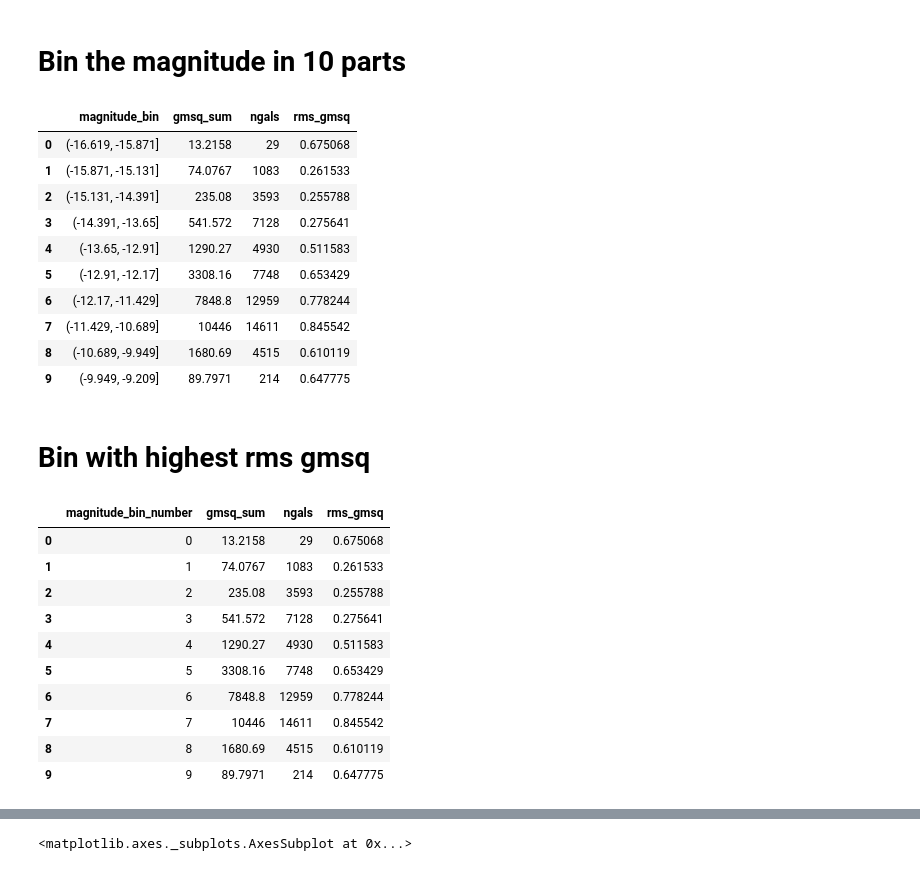
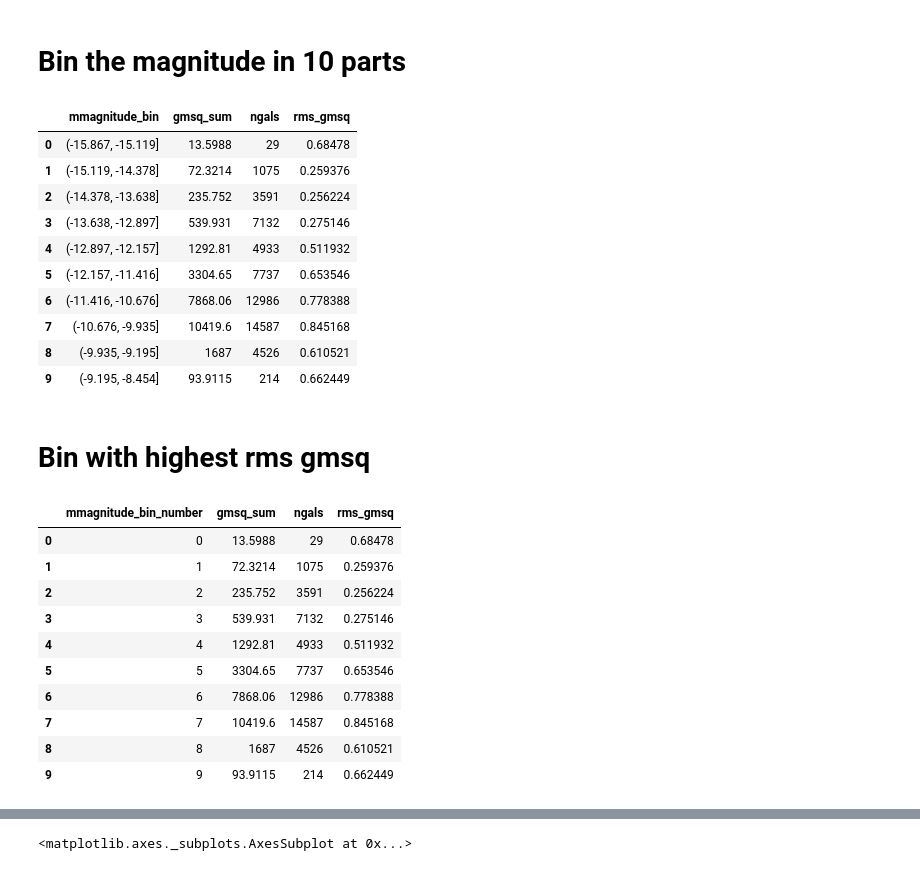
Before and after one commit to bpRsh/2019_shear_analysis_after_dmstack, a Jupyter notebook: Nov_2019/Nov21/a02_create_rms_gmsq_bins.ipynb, the cells around one changed output, grey strips where cells are left out. Saved outputs shown, nothing was run; the diff lists cells and outputs as text; code cells hidden in the pictures.

```diff
--- a/Nov_2019/Nov21/a02_create_rms_gmsq_bins.ipynb
+++ b/Nov_2019/Nov21/a02_create_rms_gmsq_bins.ipynb
@@ -113,0 +101,21 @@ df.head()
+# %%
+# flux and magnitude total
+df['flux'] = df['flux[0][0]'] + df['flux[1][0]'] + df['flux[2][0]'] + df['flux[3][0]']
+df['magnitude'] = -2.5 * np.log10(df['flux'].to_numpy())
+
+# flux and mag mono
+df['mflux'] = df['flux[0][0]'] + df['flux[1][0]']
+df['mmagnitude'] = -2.5 * np.log10(df['mflux'].to_numpy())
+
+# flux and mag chro
+df['cflux'] = df['flux[2][0]'] + df['flux[3][0]']
+df['cmagnitude'] = -2.5 * np.log10(df['cflux'].to_numpy())
+
+# radius total
+df['radius'] = np.mean(df['radius[0][0]']  + df['radius[1][0]']
+                       + df['radius[2][0]'] + df['radius[3][0]'])
+
+df['mradius'] = np.mean(df['radius[0][0]'] + df['radius[1][0]'] )
+df['cradius'] = np.mean( df['radius[2][0]'] + df['radius[3][0]'])
+
+df.head()
@@ -114,6 +129,6 @@ df.head()
 # %%
-df['magnitude_bin'] = pd.cut(df['magnitude'],10)
-df['magnitude_bin_number'] = pd.cut(df['magnitude'],10,labels=range(10))
+df['mmagnitude_bin'] = pd.cut(df['mmagnitude'],10)
+df['mmagnitude_bin_number'] = pd.cut(df['mmagnitude'],10,labels=range(10))
 df.head()
 # %% [output]
 |  | fN[0][0] | fN[1][0] | fN[2][0] | fN[3][0] | id[0][0] | id[1][0] | id[2][0] | id[3][0] | x[0] | x[1] | ... |
@@ -125,45 +140,45 @@ df.head()
 # %% [markdown]
 # Bin the magnitude in 10 parts
 # %%
-df_bins = df.groupby('magnitude_bin').agg({'gmsq': ['sum', 'size'] }).reset_index()
+df_bins = df.groupby('mmagnitude_bin').agg({'gmsq': ['sum', 'size'] }).reset_index()
 
-df_bins.columns = ['magnitude_bin', 'gmsq_sum', 'ngals']
+df_bins.columns = ['mmagnitude_bin', 'gmsq_sum', 'ngals']
 
 
 df_bins['rms_gmsq'] = (df_bins['gmsq_sum'] / df_bins['ngals'] ) **0.5
 df_bins.style.background_gradient(subset=['rms_gmsq'])
 # %% [output]
-|  | magnitude_bin | gmsq_sum | ngals | rms_gmsq |
-| 0 | (-16.619, -15.871] | 13.2158 | 29 | 0.675068 |
-| 1 | (-15.871, -15.131] | 74.0767 | 1083 | 0.261533 |
-| 2 | (-15.131, -14.391] | 235.08 | 3593 | 0.255788 |
-| 3 | (-14.391, -13.65] | 541.572 | 7128 | 0.275641 |
-| 4 | (-13.65, -12.91] | 1290.27 | 4930 | 0.511583 |
-| 5 | (-12.91, -12.17] | 3308.16 | 7748 | 0.653429 |
-| 6 | (-12.17, -11.429] | 7848.8 | 12959 | 0.778244 |
-| 7 | (-11.429, -10.689] | 10446 | 14611 | 0.845542 |
-| 8 | (-10.689, -9.949] | 1680.69 | 4515 | 0.610119 |
-| 9 | (-9.949, -9.209] | 89.7971 | 214 | 0.647775 |
+|  | mmagnitude_bin | gmsq_sum | ngals | rms_gmsq |
+| 0 | (-15.867, -15.119] | 13.5988 | 29 | 0.68478 |
+| 1 | (-15.119, -14.378] | 72.3214 | 1075 | 0.259376 |
+| 2 | (-14.378, -13.638] | 235.752 | 3591 | 0.256224 |
+| 3 | (-13.638, -12.897] | 539.931 | 7132 | 0.275146 |
+| 4 | (-12.897, -12.157] | 1292.81 | 4933 | 0.511932 |
+| 5 | (-12.157, -11.416] | 3304.65 | 7737 | 0.653546 |
+| 6 | (-11.416, -10.676] | 7868.06 | 12986 | 0.778388 |
+| 7 | (-10.676, -9.935] | 10419.6 | 14587 | 0.845168 |
+| 8 | (-9.935, -9.195] | 1687 | 4526 | 0.610521 |
+| 9 | (-9.195, -8.454] | 93.9115 | 214 | 0.662449 |
 # %% [markdown]
 # Bin with highest rms gmsq
 # %%
-df_bins = df.groupby('magnitude_bin_number').agg({'gmsq': ['sum', 'size'] }).reset_index()
+df_bins = df.groupby('mmagnitude_bin_number').agg({'gmsq': ['sum', 'size'] }).reset_index()
 
-df_bins.columns = ['magnitude_bin_number', 'gmsq_sum', 'ngals']
+df_bins.columns = ['mmagnitude_bin_number', 'gmsq_sum', 'ngals']
 
 
 df_bins['rms_gmsq'] = (df_bins['gmsq_sum'] / df_bins['ngals'] ) **0.5
 df_bins.style.background_gradient(subset=['rms_gmsq'])
 # %% [output]
-|  | magnitude_bin_number | gmsq_sum | ngals | rms_gmsq |
-| 0 | 0 | 13.2158 | 29 | 0.675068 |
-| 1 | 1 | 74.0767 | 1083 | 0.261533 |
-| 2 | 2 | 235.08 | 3593 | 0.255788 |
-| 3 | 3 | 541.572 | 7128 | 0.275641 |
-| 4 | 4 | 1290.27 | 4930 | 0.511583 |
-| 5 | 5 | 3308.16 | 7748 | 0.653429 |
-| 6 | 6 | 7848.8 | 12959 | 0.778244 |
-| 7 | 7 | 10446 | 14611 | 0.845542 |
-| 8 | 8 | 1680.69 | 4515 | 0.610119 |
-| 9 | 9 | 89.7971 | 214 | 0.647775 |
+|  | mmagnitude_bin_number | gmsq_sum | ngals | rms_gmsq |
+| 0 | 0 | 13.5988 | 29 | 0.68478 |
+| 1 | 1 | 72.3214 | 1075 | 0.259376 |
+| 2 | 2 | 235.752 | 3591 | 0.256224 |
+| 3 | 3 | 539.931 | 7132 | 0.275146 |
+| 4 | 4 | 1292.81 | 4933 | 0.511932 |
+| 5 | 5 | 3304.65 | 7737 | 0.653546 |
+| 6 | 6 | 7868.06 | 12986 | 0.778388 |
+| 7 | 7 | 10419.6 | 14587 | 0.845168 |
+| 8 | 8 | 1687 | 4526 | 0.610521 |
+| 9 | 9 | 93.9115 | 214 | 0.662449 |
 # %%
```
Also changed, not shown: parts of 13 cells of this notebook.
